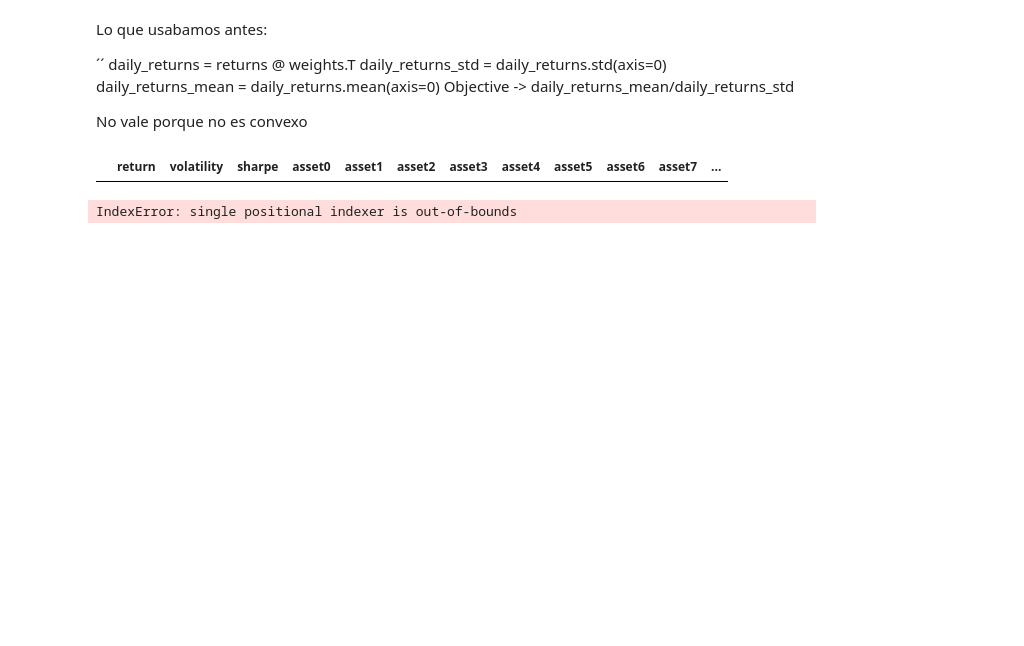
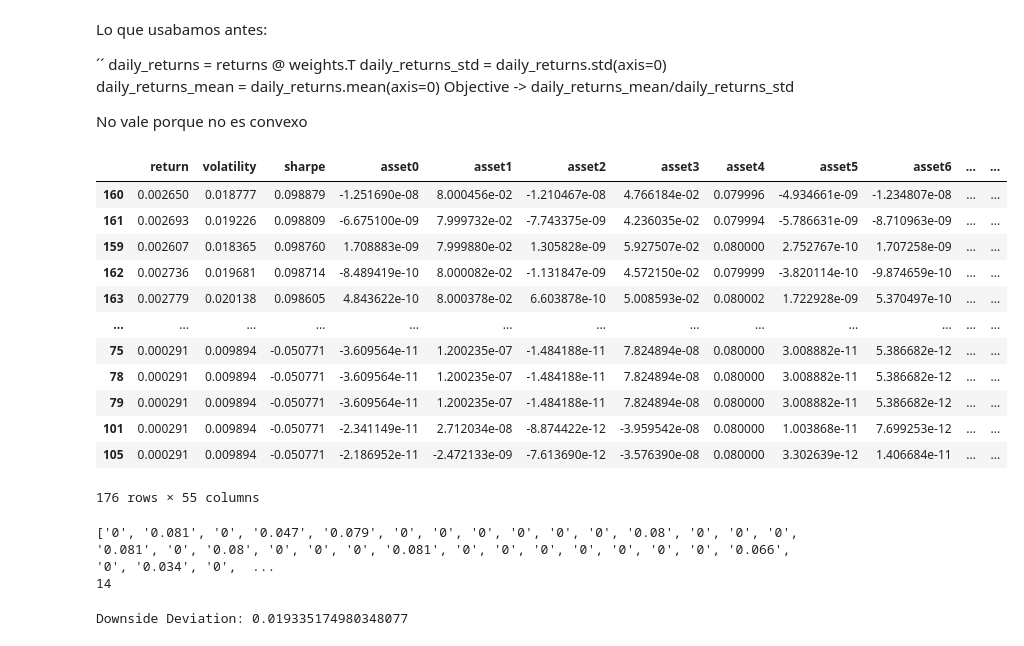
Before and after one commit to Juanjod54/MIAX_TB2.4, a Jupyter notebook: gestion_carteras.ipynb, the cells around one changed output. Drawn from its saved outputs; the diff is of its cells as text; code cells hidden in the pictures; blank space fills up the shorter version.

```diff
--- a/gestion_carteras.ipynb
+++ b/gestion_carteras.ipynb
@@ -39,20 +39,27 @@ def get_data(csv=True):
     else:
 
         tickers = [
-          # --- APALANCADOS (Extrema volatilidad, diseñados para trading diario) ---
-          'TQQQ',   # Nasdaq 100 x3 (Mucha volatilidad, alta curtosis)
-          'SOXL',   # Semiconductores x3 (Movimientos diarios de +10% son normales)
-          'UPRO',   # S&P 500 x3
+          # --- Extrema Volatilidad & Cripto-Proxies ---
+          'MSTR', 'MARA', 'RIOT', 'CLSK', 'COIN', 'CAN', 'WULF',
 
-          # --- CRIPTO & BLOCKCHAIN (Riesgo de cola masivo) ---
-          'MSTR',   # MicroStrategy (Actúa como un proxy de Bitcoin con esteroides)
-          'MARA',   # Marathon Digital (Minería de Bitcoin, volatilidad extrema)
-          'COIN',   # Coinbase
+          # --- ETFs Apalancados (Varianza Extrema) ---
+          'TQQQ', 'SOXL', 'UPRO', 'LABU', 'FNGU', 'YINN', 'BOIL', 'UVIX', 'TMF',
 
-          # --- TECH ESPECULATIVO & GROWTH (Drawdowns profundos) ---
-          'TSLA',   # Tesla (El rey de la volatilidad en el S&P 500)
-          'PLTR',   # Palantir
-          'GME',    # GameStop (El ejemplo perfecto de "Fat Tails" o colas gordas)
+          # --- Tech Agresiva & Memes ---
+          'TSLA', 'GME', 'AMC', 'PLTR', 'SNOW', 'U', 'PATH', 'AI', 'UPST',
+          'CVNA', 'DKNG', 'HOOD', 'PYPL', 'RIVN', 'LCID', 'NIO',
+
+          # --- Biotecnología (Gaps de precio) ---
+          'MRNA', 'BNTX', 'SAVA', 'VKTX', 'CRSP', 'ILMN',
+
+          # --- Commodities & Energía Volátil ---
+          'XOP', 'UNG', 'XME', 'GDXJ', 'FCX', 'SQM', 'ALB',
+
+          # --- China & Emergentes (Riesgo Político) ---
+          'BABA', 'JD', 'PDD', 'KWEB',
+
+          # --- Refugios (Para probar la lógica de asignación) ---
+          'SHV', 'BIL'
         ]
 
         # Descarga de datos (2 años para tener historial suficiente)
@@ -131,7 +138,7 @@ returns_means = returns.mean(axis=0).values
 returns_means = np.append(returns_means, (0.02 / 252)) # 2% se refiere a anual
 
 min_expected_ret_daily = returns_means.min()
-max_expected_ret_daily = returns_means.max()
+max_expected_ret_daily = returns_means.max() * 0.6
 
 # CVXPY
 best_weights = cp.Variable(n_assets)
@@ -140,36 +147,48 @@ portfolio_returns = returns_means.T @ best_weights
 portfolio_variance = cp.quad_form(best_weights[:-1], returns_cov)
 
 constraints = [
     cp.sum(best_weights) == 1, # Todo el capital debe estar invertido
-    best_weights[:-1] <= 1, # Relaxing: Allow up to 100% in each risky asset
-    best_weights[-1] <= 1, # Relaxing: Allow up to 100% in risk-free asset
+    best_weights[:-1] <= 0.08, # No invertimos mas de un 8% en cada activo
+    best_weights[-1] <= 0.1, # El activo de renta fija debe pesar como mucho un 10%
     best_weights >= 0, # No se permiten posiciones cortas
     best_weights[drop_indexes] == 0 # Evitamos dar peso a los activos muy relacionados
 ]
 
 results = []
 rf_daily = 0.2/252
 for r_target in np.linspace(min_expected_ret_daily, max_expected_ret_daily, 200):
 
     r_constraints = constraints + [best_weights @ returns_means >= r_target]
 
     problem = cp.Problem(cp.Minimize(portfolio_variance), r_constraints)
 
     problem.solve()
 
     if best_weights.value is not None:
         ret = portfolio_returns.value
         vol = np.sqrt(portfolio_variance.value)
         sharpe_ratio = (ret - rf_daily) / vol if vol > 0 else 0
         row = np.concatenate([[ret], [vol], [sharpe_ratio], best_weights.value])
         results.append(row)
 
 columns = ["return", "volatility", "sharpe"] + [f"asset{i}" for i in range(n_assets - 1)] + ["Renta Fija"]
 portfolio_results = pd.DataFrame(results, columns=columns)
 portfolio_results = portfolio_results.sort_values(by="sharpe", ascending=False)
 portfolio_results
 # %% [output]
-|  | return | volatility | sharpe | asset0 | asset1 | asset2 | asset3 | asset4 | asset5 | asset6 | asset7 | ... |
+|  | return | volatility | sharpe | asset0 | asset1 | asset2 | asset3 | asset4 | asset5 | asset6 | ... | ... |
+| 160 | 0.002650 | 0.018777 | 0.098879 | -1.251690e-08 | 8.000456e-02 | -1.210467e-08 | 4.766184e-02 | 0.079996 | -4.934661e-09 | -1.234807e-08 | ... | ... |
+| 161 | 0.002693 | 0.019226 | 0.098809 | -6.675100e-09 | 7.999732e-02 | -7.743375e-09 | 4.236035e-02 | 0.079994 | -5.786631e-09 | -8.710963e-09 | ... | ... |
+| 159 | 0.002607 | 0.018365 | 0.098760 | 1.708883e-09 | 7.999880e-02 | 1.305828e-09 | 5.927507e-02 | 0.080000 | 2.752767e-10 | 1.707258e-09 | ... | ... |
+| 162 | 0.002736 | 0.019681 | 0.098714 | -8.489419e-10 | 8.000082e-02 | -1.131847e-09 | 4.572150e-02 | 0.079999 | -3.820114e-10 | -9.874659e-10 | ... | ... |
+| 163 | 0.002779 | 0.020138 | 0.098605 | 4.843622e-10 | 8.000378e-02 | 6.603878e-10 | 5.008593e-02 | 0.080002 | 1.722928e-09 | 5.370497e-10 | ... | ... |
+| ... | ... | ... | ... | ... | ... | ... | ... | ... | ... | ... | ... | ... |
+| 75 | 0.000291 | 0.009894 | -0.050771 | -3.609564e-11 | 1.200235e-07 | -1.484188e-11 | 7.824894e-08 | 0.080000 | 3.008882e-11 | 5.386682e-12 | ... | ... |
+| 78 | 0.000291 | 0.009894 | -0.050771 | -3.609564e-11 | 1.200235e-07 | -1.484188e-11 | 7.824894e-08 | 0.080000 | 3.008882e-11 | 5.386682e-12 | ... | ... |
+| 79 | 0.000291 | 0.009894 | -0.050771 | -3.609564e-11 | 1.200235e-07 | -1.484188e-11 | 7.824894e-08 | 0.080000 | 3.008882e-11 | 5.386682e-12 | ... | ... |
+| 101 | 0.000291 | 0.009894 | -0.050771 | -2.341149e-11 | 2.712034e-08 | -8.874422e-12 | -3.959542e-08 | 0.080000 | 1.003868e-11 | 7.699253e-12 | ... | ... |
+| 105 | 0.000291 | 0.009894 | -0.050771 | -2.186952e-11 | -2.472133e-09 | -7.613690e-12 | -3.576390e-08 | 0.080000 | 3.302639e-12 | 1.406684e-11 | ... | ... |
+176 rows × 55 columns
 # %%
 # Esta funcion ha sido desarrollada por Gemini 3 en su totalidad, se ha limpiado para adaptarla a
 def round_weights(weights, decimals=3):
@@ -192,8 +211,10 @@ def round_weights(weights, decimals=3):
 rounded_weights = round_weights(portfolio_results.iloc[0, 3:].tolist())
 pesos_limpios = [f"{p:g}" for p in rounded_weights]
 print(pesos_limpios)
+print(len(rounded_weights[rounded_weights > 0]))
 # %% [output]
-IndexError: single positional indexer is out-of-bounds
+['0', '0.081', '0', '0.047', '0.079', '0', '0', '0', '0', '0', '0', '0.08', '0', '0', '0', '0.081', '0', '0.08', '0', '0', '0', '0.081', '0', '0', '0', '0', '0', '0', '0', '0.066', '0', '0.034', '0',  ...
+14
 # %%
 # Sortino (Gemini 3)
 
@@ -210,3 +231,5 @@ downside_diff = excess_returns[excess_returns < 0]
 # 4. Calculamos la volatilidad a la baja
 downside_deviation = np.sqrt(np.mean(downside_diff**2))
 print("Downside Deviation:", downside_deviation)
+# %% [output]
+Downside Deviation: 0.019335174980348077
```
Also changed, not shown: parts of 2 cells of this notebook.
